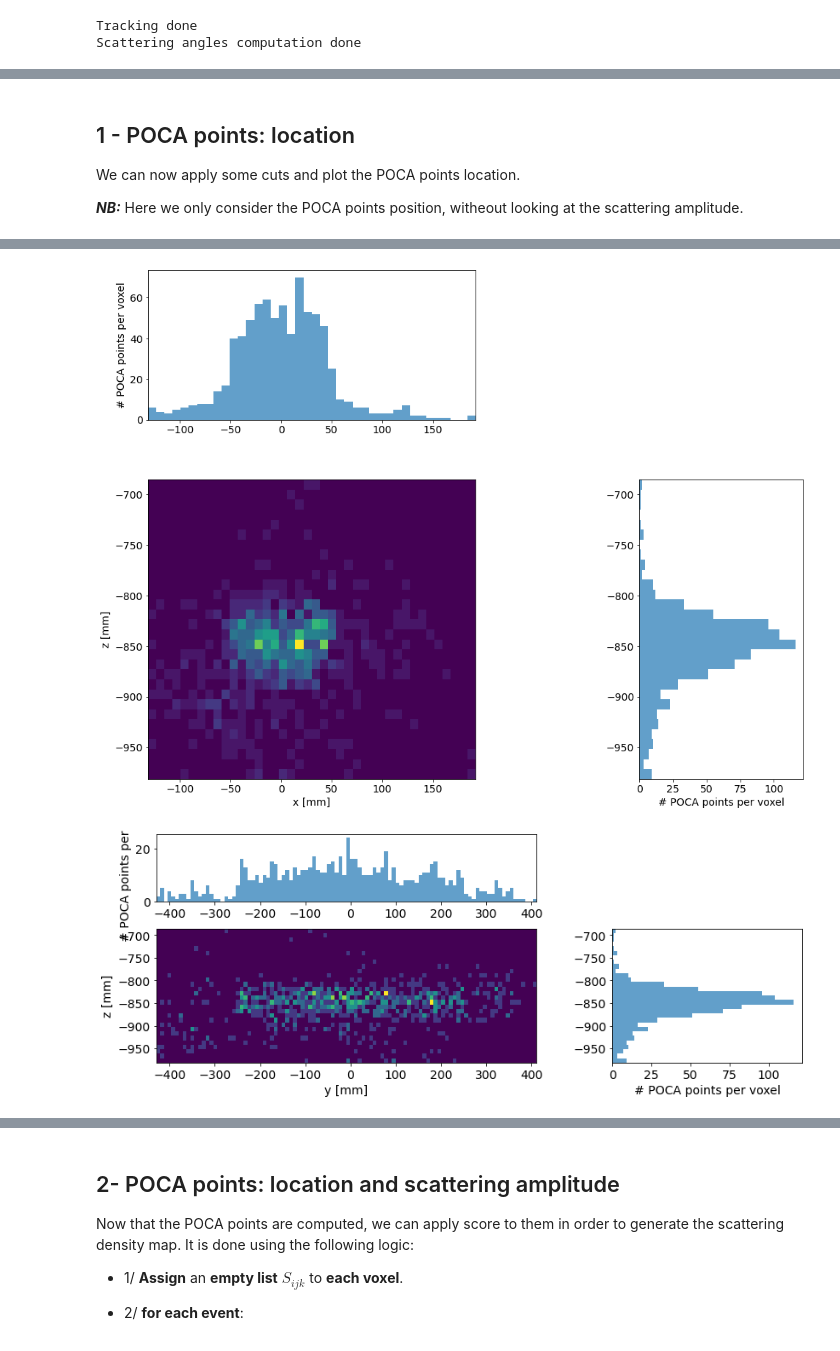
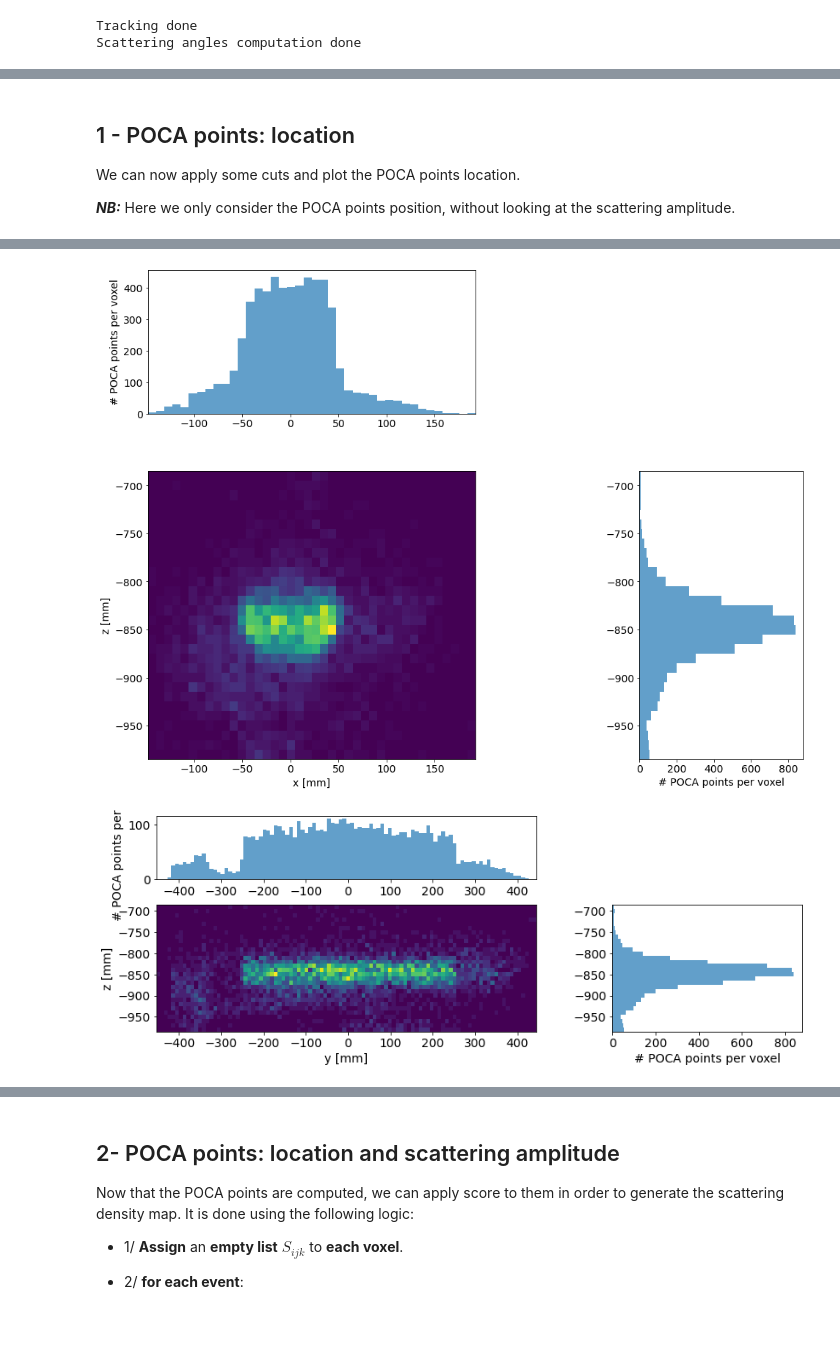
Before and after one commit to MaximeLagrange/Muograph, a Jupyter notebook: tutorials/tuto_2_POCA.ipynb, the cells around one changed output, grey strips where cells are left out. Cells and saved outputs as stored; diff of their text form; code cells hidden in the pictures.

```diff
--- a/tutorials/tuto_2_POCA.ipynb
+++ b/tutorials/tuto_2_POCA.ipynb
@@ -27,8 +28,7 @@ Then we apply the tracking routine.
 from tracking.Tracking import Tracking
 from utils.read_file import hits_csv_to_tensor
 
-hits,E = hits_csv_to_tensor(n_event=10000)
-
+hits,E = hits_csv_to_tensor(n_event=50000)
 tracks = Tracking(hits=hits,voi=VOI,E=E)
 # %% [output]
 Tracking in progress
@@ -58,12 +56,12 @@ Total # event = 10000
 
 We can now apply some cuts and plot the POCA points location.
 
-***NB:*** Here we only consider the POCA points position, witheout looking at the scattering amplitude.
+***NB:*** Here we only consider the POCA points position, without looking at the scattering amplitude.
 # %%
 from plotting.Plotting import plot_POCA_points_multi_projection
 import math
-# ploting only POCA points for which dtheta > 1 deg
+# ploting only POCA points for which dtheta > .5 deg
 plot_POCA_points_multi_projection(POCA_points = poca.POCA_points,
-                                  mask = poca.tracks.dtheta*180/math.pi>1,
+                                  mask = poca.tracks.dtheta*180/math.pi>.5,
                                   binning_xyz=VOI.n_vox_xyz*2)
 # %% [output]
@@ -71,2 +69,2 @@ plot_POCA_points_multi_projection(POCA_points = poca.POCA_points,
-[figure, old version]
+[figure, new version]
-[figure, old version]
+[figure, new version]
```
Also changed, not shown: parts of 13 cells of this notebook, 4 other files.
